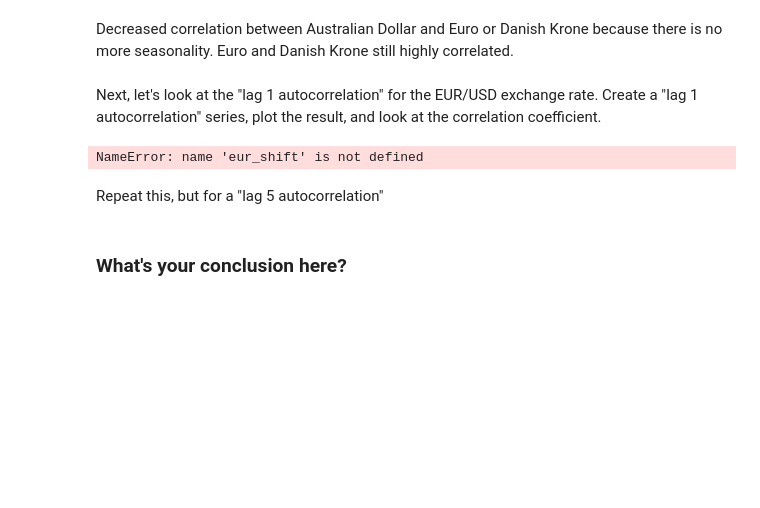
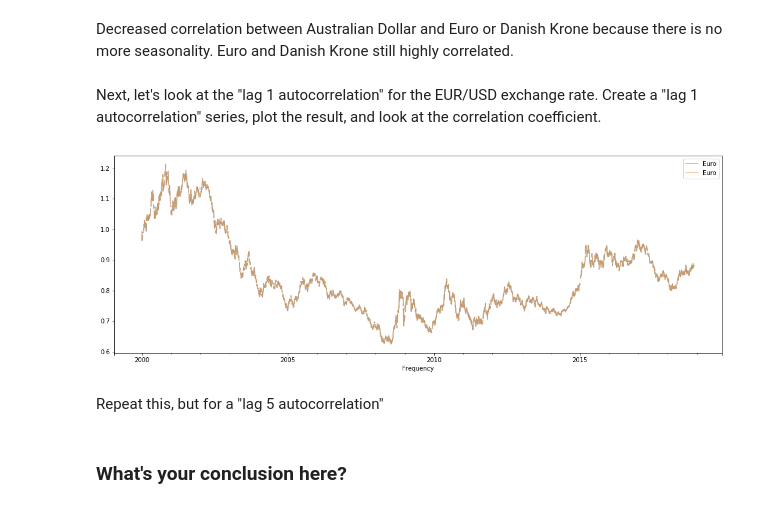
Before and after one commit to nkacoroski/dsc-3-26-05-correlation-and-autocorrelation-in-time-series-lab-seattle-ds-career-040119, a Jupyter notebook: index.ipynb, the cells around one changed output. Cells and saved outputs as stored; diff of their text form; code cells hidden in the pictures; blank space fills up the shorter version.

```diff
--- a/index.ipynb
+++ b/index.ipynb
@@ -72,12 +72,12 @@ Next, let's look at the "lag 1 autocorrelation" for the EUR/USD exchange rate. C
 eur = xr[['Euro']]
 # %%
 eur_shift_1 = eur.shift(periods=1)
-eur_shift.head()
+eur_shift_1.head()
 
 lag_1 = pd.concat([eur_shift_1, eur], axis=1)
 lag_1.plot(figsize=(18,6), alpha=0.5);
 # %% [output]
-NameError: name 'eur_shift' is not defined
+[figure, added]
 # %%
 # your code here
 # %% [markdown]
```
